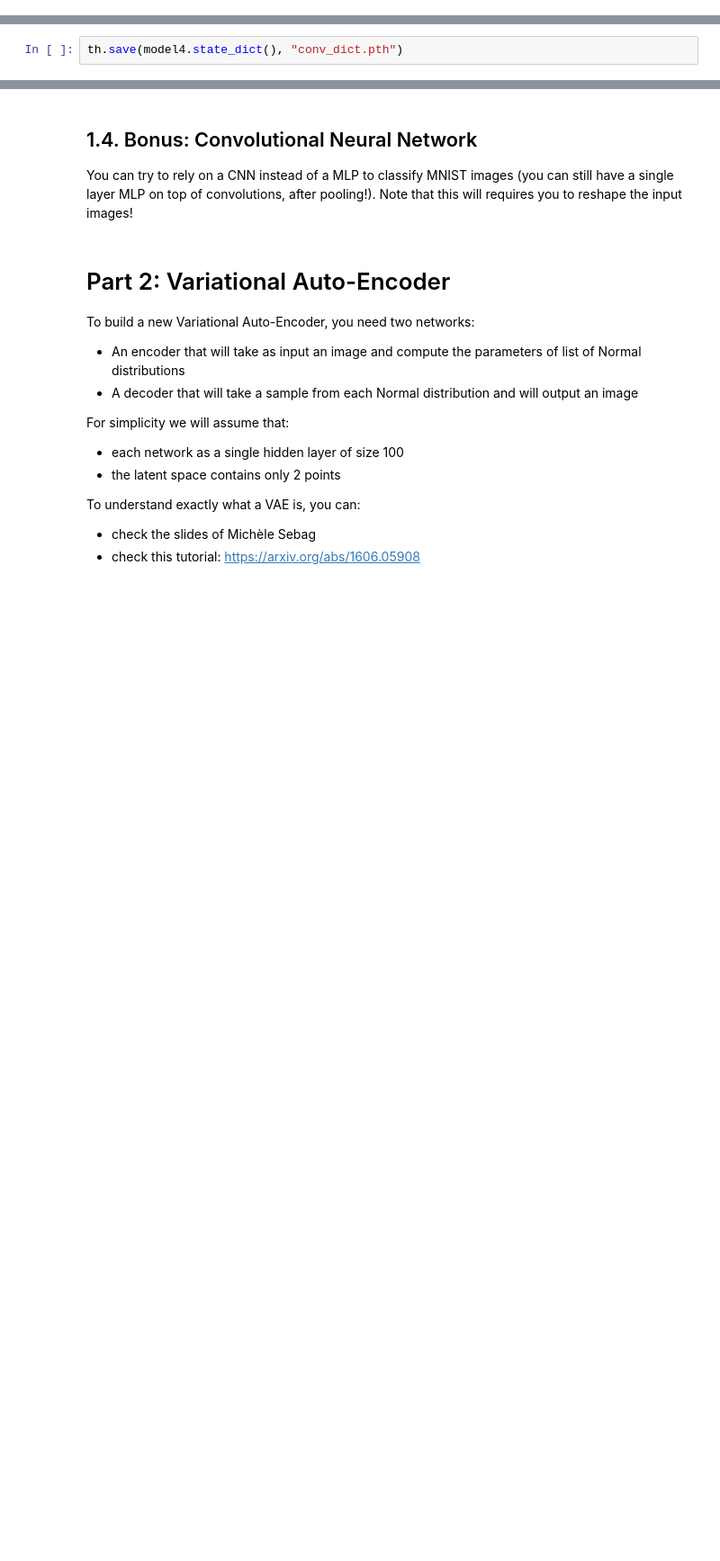
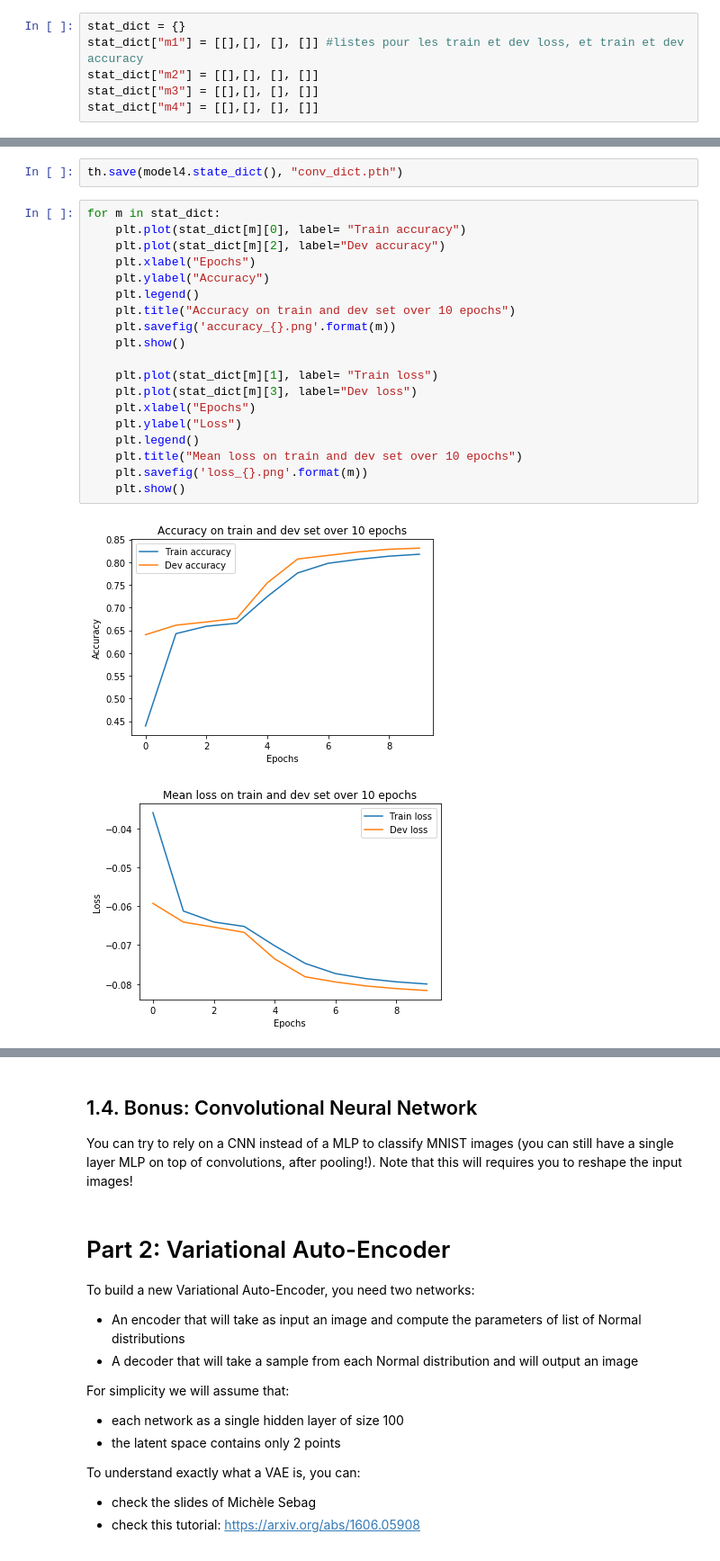
Before and after one commit to tbabinet/M2_AIC, a Jupyter notebook: Deep Learning/TP3/TP3.ipynb, the cells around one changed output, grey strips where cells are left out. Shown: that part at 90% size. Cells and saved outputs as stored; diff of their text form; blank space fills up the shorter version.

Commit message:
graphs tp3-1 dl

```diff
--- a/Deep Learning/TP3/TP3-1.ipynb
+++ b/Deep Learning/TP3/TP3.ipynb
@@ -202 +163,7 @@ model4 = Model_4()
+# %%
+stat_dict = {}
+stat_dict["m1"] = [[],[], [], []] #listes pour les train et dev loss, et train et dev accuracy
+stat_dict["m2"] = [[],[], [], []]
+stat_dict["m3"] = [[],[], [], []]
+stat_dict["m4"] = [[],[], [], []]
 # %%
@@ -310,2 +299,24 @@ Mean loss :  -0.09806167255043984
 # %%
 th.save(model4.state_dict(), "conv_dict.pth")
+# %%
+for m in stat_dict:
+    plt.plot(stat_dict[m][0], label= "Train accuracy")
+    plt.plot(stat_dict[m][2], label="Dev accuracy")
+    plt.xlabel("Epochs")
+    plt.ylabel("Accuracy")
+    plt.legend()
+    plt.title("Accuracy on train and dev set over 10 epochs")
+    plt.savefig('accuracy_{}.png'.format(m))
+    plt.show()
+
+    plt.plot(stat_dict[m][1], label= "Train loss")
+    plt.plot(stat_dict[m][3], label="Dev loss")
+    plt.xlabel("Epochs")
+    plt.ylabel("Loss")
+    plt.legend()
+    plt.title("Mean loss on train and dev set over 10 epochs")
+    plt.savefig('loss_{}.png'.format(m))
+    plt.show()
+# %% [output]
+[figure, added]
+[figure, added]
```
Also changed, not shown: parts of 17 cells of this notebook, 8 other files.
